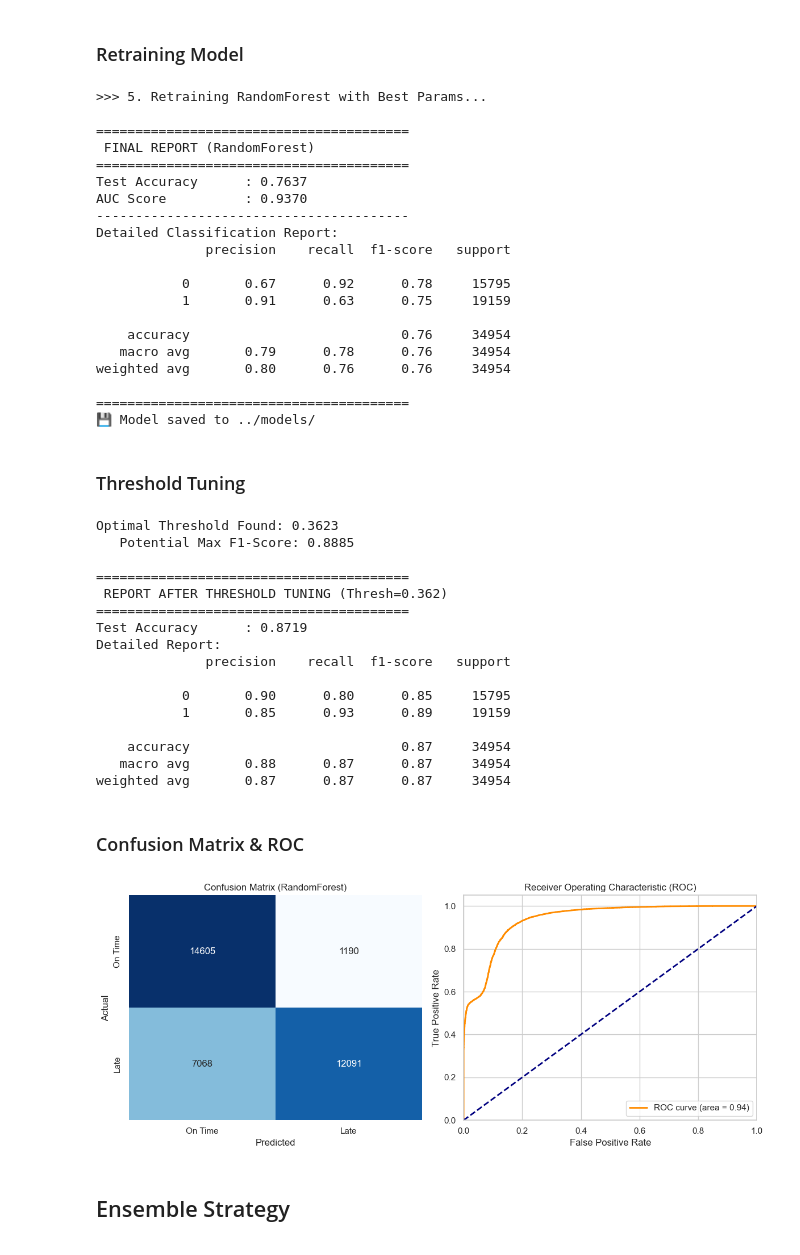
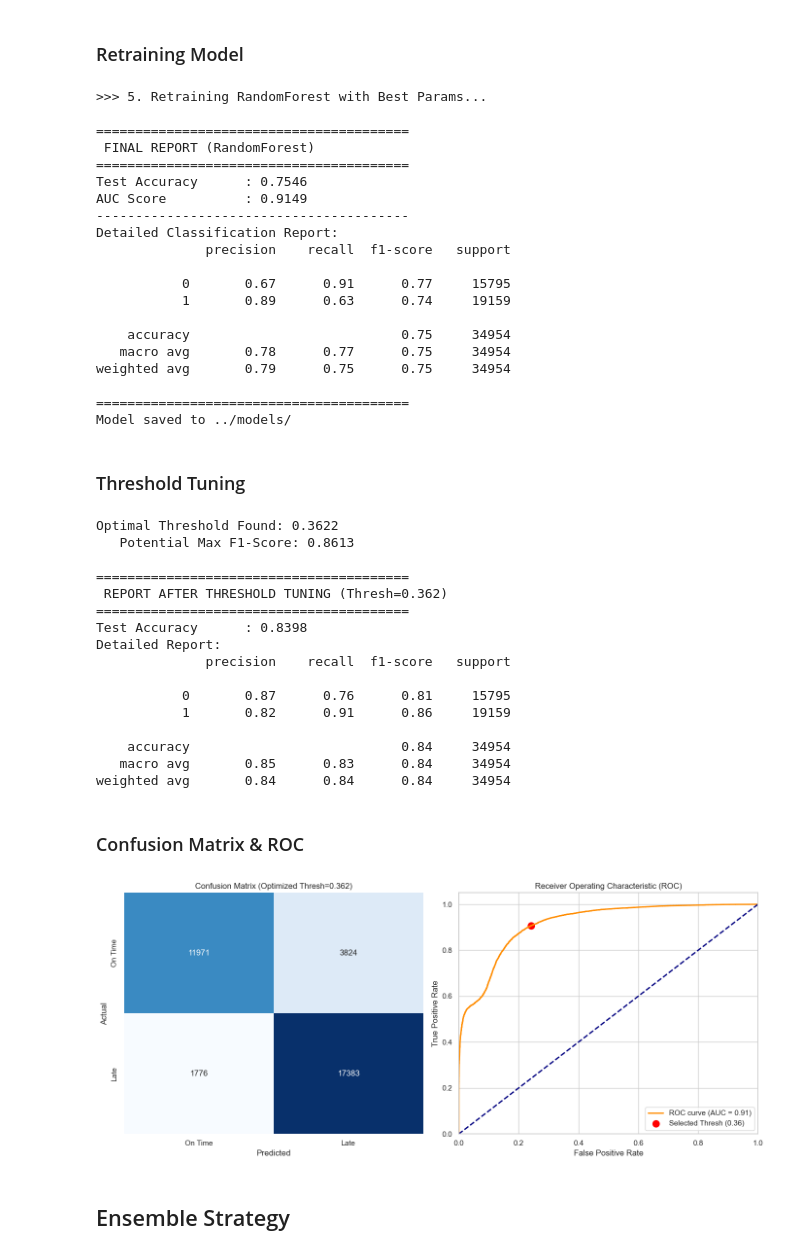
Before and after one commit to ahmdtrdi/LogisticAIOptimization, a Jupyter notebook: notebooks/baseline.ipynb, the cells around one changed output. Saved outputs shown, nothing was run; the diff lists cells and outputs as text; code cells hidden in the pictures.

Commit message:
feat: fix data leakage, add haversine distance, and finalize model evaluation

```diff
--- a/notebooks/baseline.ipynb
+++ b/notebooks/baseline.ipynb
@@ -73,7 +74,7 @@ def load_data(config):
         'Days for shipping (real)',
         'delivery_gap',
         'Delivery Status',
-        'Late_delivery_risk'
+        'Late_delivery_risk',
     ]
 
     # Kita drop dari X (Features)
@@ -260,8 +261,6 @@ else:
 # %% [markdown]
 ### Retraining Model
 # %%
-# --- 5. RETRAINING & FINAL EVALUATION (WITH ACCURACY) ---
-
 print(f"\n>>> 5. Retraining {best_model_name} with Best Params...")
 
 if best_model_name == 'XGBoost':
@@ -295,39 +294,36 @@ print("="*40)
 
 #Save Model
 joblib.dump(final_model, os.path.join(config.MODEL_SAVE_PATH, 'best_model.pkl'))
-print(f"💾 Model saved to {config.MODEL_SAVE_PATH}")
+print(f"Model saved to {config.MODEL_SAVE_PATH}")
 # %% [output]
 >>> 5. Retraining RandomForest with Best Params...
 
 ========================================
  FINAL REPORT (RandomForest)
 ========================================
-Test Accuracy      : 0.7637
-AUC Score          : 0.9370
+Test Accuracy      : 0.7546
+AUC Score          : 0.9149
 ----------------------------------------
 Detailed Classification Report:
               precision    recall  f1-score   support
 
-           0       0.67      0.92      0.78     15795
-           1       0.91      0.63      0.75     19159
+           0       0.67      0.91      0.77     15795
+           1       0.89      0.63      0.74     19159
 
-    accuracy                           0.76     34954
-   macro avg       0.79      0.78      0.76     34954
-weighted avg       0.80      0.76      0.76     34954
+    accuracy                           0.75     34954
+   macro avg       0.78      0.77      0.75     34954
+weighted avg       0.79      0.75      0.75     34954
 
 ========================================
-💾 Model saved to ../models/
+Model saved to ../models/
 # %% [markdown]
 ### Threshold Tuning
 # %%
 def find_optimal_threshold(model, X_test, y_test):
-    # 1. Ambil Probabilitas
+
     y_proba = model.predict_proba(X_test)[:, 1]
-
     precisions, recalls, thresholds = precision_recall_curve(y_test, y_proba)
-
-    # F1 = 2 * (P * R) / (P + R)
-    f1_scores = 2 * (precisions * recalls) / (precisions + recalls)
+    f1_scores = 2 * (precisions * recalls) / (precisions + recalls + 1e-10)
 
     best_idx = np.argmax(f1_scores)
     best_threshold = thresholds[best_idx]
@@ -350,55 +346,61 @@ print(f"Test Accuracy      : {accuracy_score(y_test, y_pred_optimized):.4f}")
 print("Detailed Report:")
 print(classification_report(y_test, y_pred_optimized))
 # %% [output]
-Optimal Threshold Found: 0.3623
-   Potential Max F1-Score: 0.8885
+Optimal Threshold Found: 0.3622
+   Potential Max F1-Score: 0.8613
 
 ========================================
  REPORT AFTER THRESHOLD TUNING (Thresh=0.362)
 ========================================
-Test Accuracy      : 0.8719
+Test Accuracy      : 0.8398
 Detailed Report:
               precision    recall  f1-score   support
 
-           0       0.90      0.80      0.85     15795
-           1       0.85      0.93      0.89     19159
+           0       0.87      0.76      0.81     15795
+           1       0.82      0.91      0.86     19159
 
-    accuracy                           0.87     34954
-   macro avg       0.88      0.87      0.87     34954
-weighted avg       0.87      0.87      0.87     34954
+    accuracy                           0.84     34954
+   macro avg       0.85      0.83      0.84     34954
+weighted avg       0.84      0.84      0.84     34954
 # %% [markdown]
 ### Confusion Matrix & ROC
 # %%
-plt.figure(figsize=(12, 5))
+plt.figure(figsize=(14, 6))
 
-# Confusion Matrix
+# A. Confusion Matrix
 plt.subplot(1, 2, 1)
-cm = confusion_matrix(y_test, y_pred)
+cm = confusion_matrix(y_test, y_pred_optimized)
 sns.heatmap(cm, annot=True, fmt='d', cmap='Blues', cbar=False)
-plt.title(f'Confusion Matrix ({best_model_name})')
+plt.title(f'Confusion Matrix (Optimized Thresh={optimal_thresh:.3f})')
 plt.xlabel('Predicted')
 plt.ylabel('Actual')
 plt.xticks([0.5, 1.5], ['On Time', 'Late'])
 plt.yticks([0.5, 1.5], ['On Time', 'Late'])
 
-# ROC Curve
+# B. ROC Curve
 from sklearn.metrics import roc_curve
-fpr, tpr, _ = roc_curve(y_test, y_proba)
+fpr, tpr, thresholds_roc = roc_curve(y_test, y_proba_final)
+
+closest_zero = np.argmin(np.abs(thresholds_roc - optimal_thresh))
+closest_fpr = fpr[closest_zero]
+closest_tpr = tpr[closest_zero]
 
 plt.subplot(1, 2, 2)
-plt.plot(fpr, tpr, color='darkorange', lw=2, label=f'ROC curve (area = {roc_auc_score(y_test, y_proba):.2f})')
+plt.plot(fpr, tpr, color='darkorange', lw=2, label=f'ROC curve (AUC = {roc_auc_score(y_test, y_proba_final):.2f})')
 plt.plot([0, 1], [0, 1], color='navy', lw=2, linestyle='--')
+plt.scatter(closest_fpr, closest_tpr, s=100, c='red', marker='o', label=f'Selected Thresh ({optimal_thresh:.2f})')
+
 plt.xlim([0.0, 1.0])
 plt.ylim([0.0, 1.05])
 plt.xlabel('False Positive Rate')
 plt.ylabel('True Positive Rate')
 plt.title('Receiver Operating Characteristic (ROC)')
 plt.legend(loc="lower right")
 
 plt.tight_layout()
 plt.show()
 # %% [output]
-[figure, old version]
+[figure, new version]
 # %% [markdown]
 ## Ensemble Strategy
 # %% [markdown]
```
Also changed, not shown: parts of 22 cells of this notebook, 2 other files.
